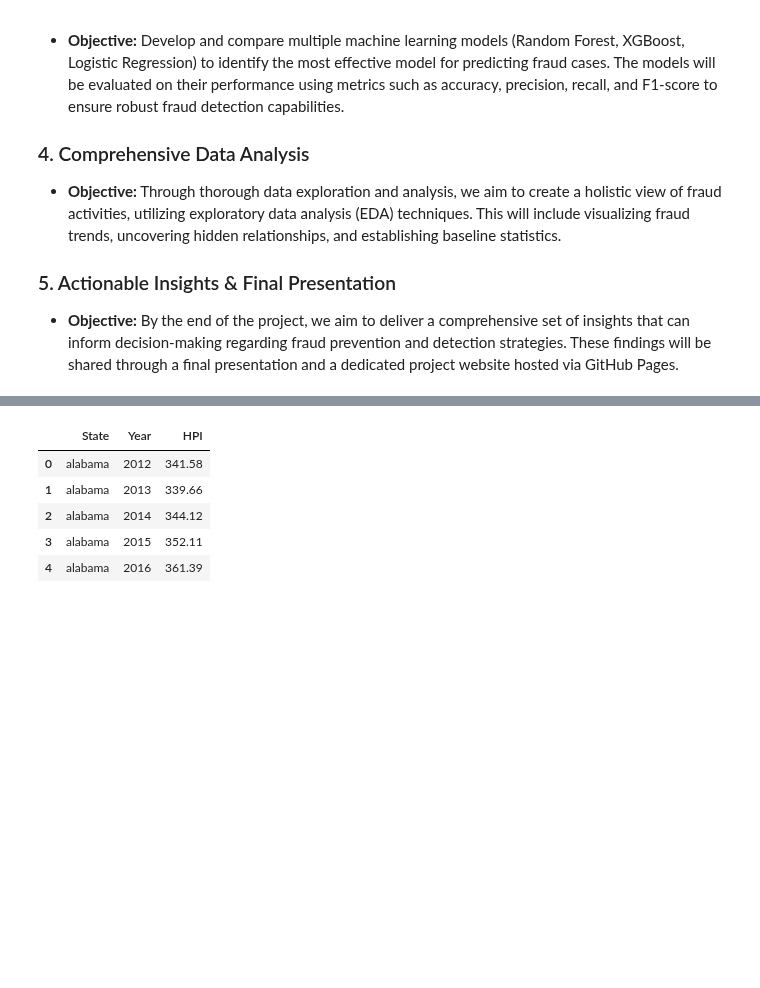
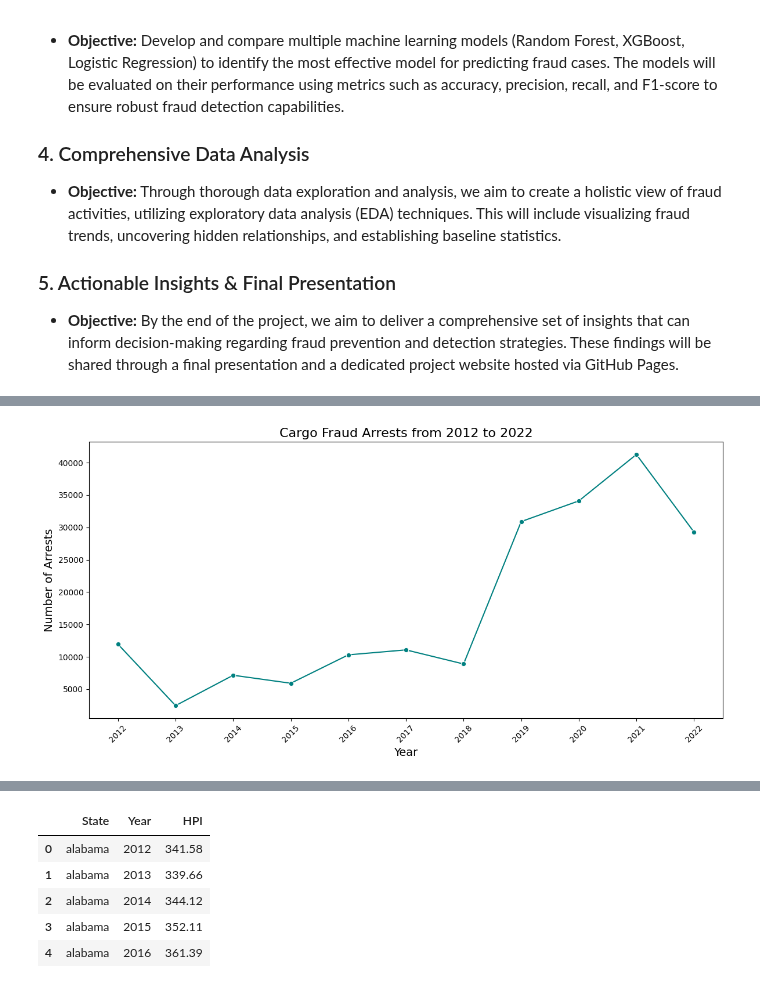
Before and after one commit to ryantangmj/ryantangmj.github.io, a Jupyter notebook: cleanupdata.ipynb, the cells around one changed output, grey strips where cells are left out. Cells and saved outputs as stored; diff of their text form; code cells hidden in the pictures; blank space fills up the shorter version.

```diff
--- a/cleanupdata.ipynb
+++ b/cleanupdata.ipynb
@@ -156,0 +454,34 @@ arrest_data.head()
+# %%
+# Load arrest data
+arrest_data_url = "https://raw.githubusercontent.com/ryantangmj/ryantangmj.github.io/main/cargo_fraud_only.csv"
+arrest_data = pd.read_csv(arrest_data_url)
+
+# Ensure 'Year' column exists
+if 'Year' not in arrest_data.columns:
+    if 'data_year' in arrest_data.columns:
+        arrest_data['Year'] = arrest_data['data_year'].astype(int)
+    else:
+        arrest_data['Year'] = pd.to_datetime(arrest_data['date_recovered'], errors='coerce').dt.year
+
+# Aggregate arrests by year
+arrests_by_year = arrest_data.groupby('Year').size().reset_index(name='Arrest_Count')
+
+# Plot arrests over the years
+plt.figure(figsize=(12, 6))
+sns.lineplot(
+    x='Year',
+    y='Arrest_Count',
+    data=arrests_by_year,
+    marker='o',
+    color='teal'
+)
+
+# Customize the plot
+plt.xlabel('Year', fontsize=14)
+plt.ylabel('Number of Arrests', fontsize=14)
+plt.title('Cargo Fraud Arrests from 2012 to 2022', fontsize=16)
+plt.xticks(arrests_by_year['Year'], rotation=45)
+plt.tight_layout()
+plt.show()
+# %% [output]
+[figure, added]
```
Also changed, not shown: parts of 13 cells of this notebook, 3 other files.
